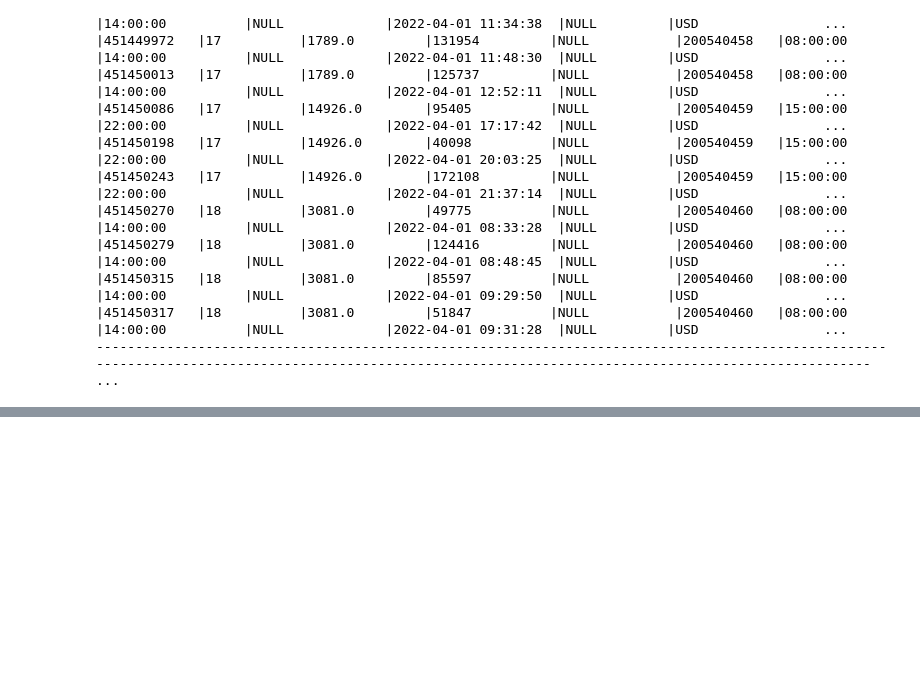
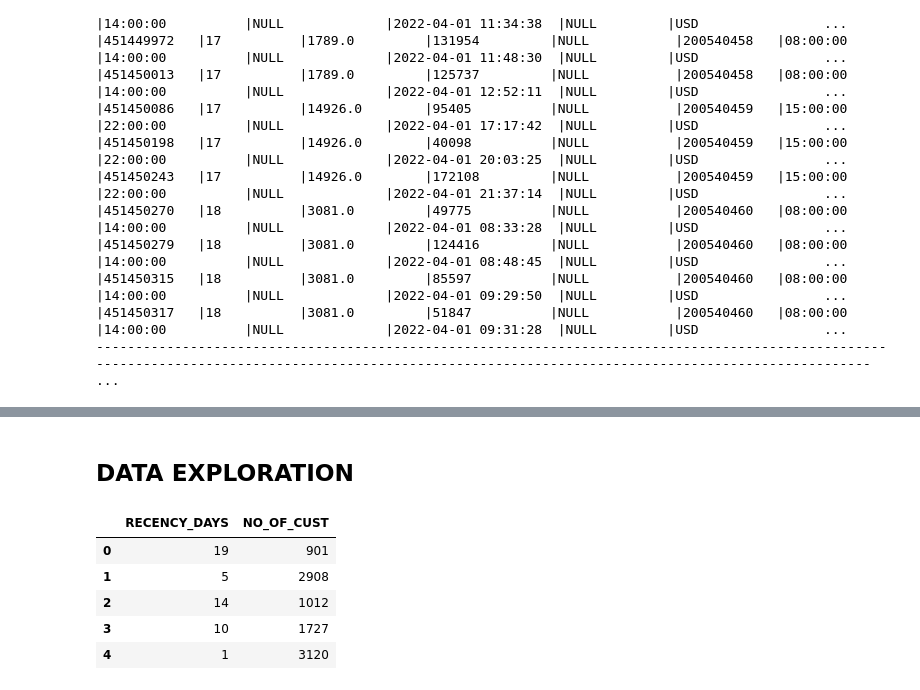
Before and after one commit to cshiwei330/ICP-ASG3-Insightify, a Jupyter notebook: Churn Prediction Model.ipynb, the cells around one changed output, grey strips where cells are left out. Drawn from its saved outputs; the diff is of its cells as text; code cells hidden in the pictures; blank space fills up the shorter version.

```diff
--- a/Churn Prediction Model.ipynb
+++ b/Churn Prediction Model.ipynb
@@ -208,0 +450,5 @@ order_header_df.show()
+# %%
+# Joining this table to the customer dataset that will be used for clustering later on
+temp_customer_freq = customer_freq.select(["CUSTOMER_ID","CUSTOMER_FREQUENCY",'TOTAL_ORDER'])
+customer_final = temp_customer_freq.join(customer_final,
+                                customer_final.CUSTOMER_ID==temp_customer_freq.CUSTOMER_ID, lsuffix="", rsuffix="_FREQUENCY")
@@ -208,0 +458,11 @@ order_header_df.show()
+# %%
+ # Calculate the total sales generated by each customer
+total_amount_spent = order_header_df.group_by("CUSTOMER_ID").agg(F.sum("ORDER_TOTAL").alias("TOTAL_SPENT"))
+
+# Joining the total sales generated by each customer with the first order timestamp tables
+customer_monetary = total_amount_spent.join(customer_first_order_timestamp, total_amount_spent.CUSTOMER_ID==customer_first_order_timestamp.CUSTOMER_ID, lsuffix="", rsuffix="_FIRST_TS")
+
+# Adding in relevant columns to the newly joined data frame such as “CURRENT DATE”, “YEARS_WITH_US”, and “MONETARY_VALUE” to calculate the monetary value
+customer_monetary = customer_monetary.with_column("CURRENT DATE", F.iff(F.col("CUSTOMER_ID") == F.col("CUSTOMER_ID"), "2022-08-01", "0"))
+customer_monetary = customer_monetary.with_column("YEARS_WITH_US",F.datediff("day", customer_monetary["FIRST_ORDER_TS"], customer_monetary["CURRENT DATE"])/365)
+customer_monetary = customer_monetary.with_column("MONETARY_VALUE", F.col("TOTAL_SPENT")/F.col("YEARS_WITH_US"))
@@ -208,0 +503,12 @@ order_header_df.show()
+# %% [markdown]
+## DATA EXPLORATION
+# %%
+customer_by_recency = customer_final.group_by("RECENCY_DAYS").agg(F.count("CUSTOMER_ID").alias("NO_OF_CUST")).to_pandas()
+customer_by_recency.head()
+# %% [output]
+|  | RECENCY_DAYS | NO_OF_CUST |
+| 0 | 19 | 901 |
+| 1 | 5 | 2908 |
+| 2 | 14 | 1012 |
+| 3 | 10 | 1727 |
+| 4 | 1 | 3120 |
```
Also changed, not shown: parts of 39 cells of this notebook, 1 other file.
